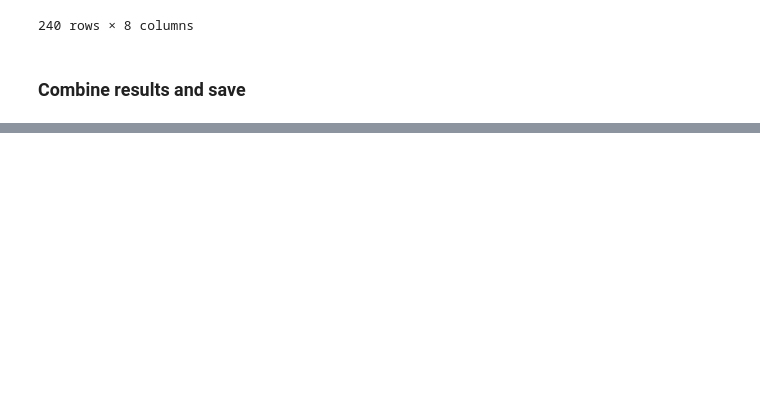
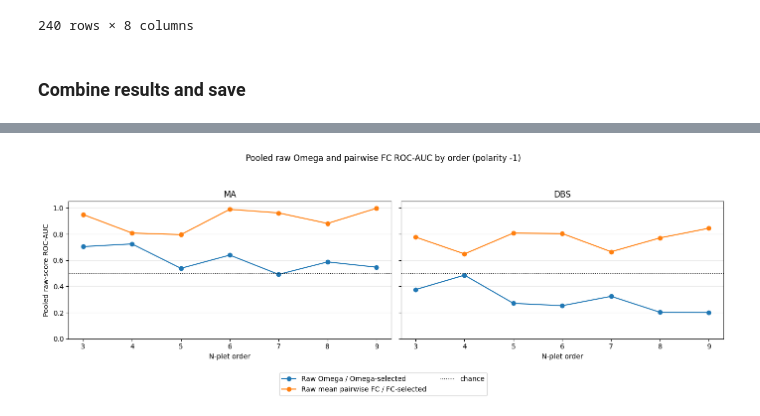
Before and after one commit to camilo-espinosa/high-order-anesthesia, a Jupyter notebook: notebooks/R1_discrimination/R1_A_loao.ipynb, the cells around one changed output, grey strips where cells are left out. Cells and saved outputs as stored; diff of their text form; code cells hidden in the pictures; blank space fills up the shorter version.

```diff
--- a/notebooks/R1_discrimination/R1_A_loao.ipynb
+++ b/notebooks/R1_discrimination/R1_A_loao.ipynb
@@ -1015,0 +434,96 @@ for table, column, metric_label in METRICS:
+# %%
+
+import matplotlib.pyplot as plt
+
+PLOT_ORDERS = EXHAUSTIVE_ORDERS + ANNEALING_ORDERS
+raw_pairwise_predictions = predictions.loc[
+    (predictions["selection_measure"] == "fc")
+    & (predictions["model"] == "scalar")
+    & predictions["order"].isin(PLOT_ORDERS)
+].copy()
+raw_pairwise_predictions["raw_pairwise"] = raw_pairwise_predictions["raw_value"]
+raw_pairwise_predictions["pairwise_score"] = (
+    raw_pairwise_predictions["polarity"] * raw_pairwise_predictions["raw_pairwise"]
+)
+pairwise_pooled_rows = []
+for key, group in raw_pairwise_predictions.groupby(OMEGA_POOLED_KEYS, sort=True):
+    if group.duplicated(["state", "scan_index"]).any():
+        raise ValueError(f"Duplicate held-out raw pairwise scans for {key}.")
+    labels = group["responsive"].to_numpy(dtype=int)
+    scores = group["pairwise_score"].to_numpy(dtype=float)
+    if not np.isfinite(scores).all():
+        raise ValueError(f"Non-finite held-out raw pairwise values for {key}.")
+    sample_weights = animal_balanced_weights(labels, group["animal"].astype(str))
+    pairwise_pooled_rows.append({
+        **dict(zip(OMEGA_POOLED_KEYS, key)),
+        "roc_auc": roc_auc_score(labels, scores, sample_weight=sample_weights),
+        "pr_auc": average_precision_score(labels, scores, sample_weight=sample_weights),
+        "weighted_prevalence": float(np.average(labels, weights=sample_weights)),
+        "n_scans": len(group), "n_animals": group["animal"].nunique(),
+    })
+pooled_pairwise_metrics = pd.DataFrame(pairwise_pooled_rows)
+raw_pairwise_predictions.to_csv(OUTPUT / "pairwise_oof_raw_values.csv", index=False)
+pooled_pairwise_metrics.to_csv(OUTPUT / "pairwise_pooled_raw_metrics.csv", index=False)
+print("Prepared pooled raw pairwise metrics without probability fitting.")
+pairwise_plot_metrics = pooled_pairwise_metrics.copy()
+pairwise_plot_metrics["predictor"] = "Raw mean pairwise FC / FC-selected"
+raw_pooled_metrics = pd.concat([
+    pooled_omega_metrics.assign(predictor="Raw Omega / Omega-selected"),
+    pairwise_plot_metrics,
+], ignore_index=True)
+# display(raw_pooled_metrics)
+
+def best_raw_omega_order(dataset, polarity):
+    candidates = pooled_omega_metrics.loc[
+        (pooled_omega_metrics["dataset"] == dataset)
+        & (pooled_omega_metrics["selection_measure"] == "omega")
+        & (pooled_omega_metrics["polarity"] == polarity)
+    ].sort_values("order")
+    if candidates.empty or not np.isfinite(candidates["roc_auc"].to_numpy(dtype=float)).all():
+        raise ValueError(f"Invalid pooled raw-Omega metrics for {dataset}, polarity {polarity}.")
+    return int(candidates.loc[candidates["roc_auc"].idxmax(), "order"])
+
+def best_raw_fc_order(dataset, polarity):
+    candidates = pooled_pairwise_metrics.loc[
+        (pooled_pairwise_metrics["dataset"] == dataset)
+        & (pooled_pairwise_metrics["selection_measure"] == "fc")
+        & (pooled_pairwise_metrics["polarity"] == polarity)
+    ].sort_values("order")
+    if candidates.empty or not np.isfinite(candidates["roc_auc"].to_numpy(dtype=float)).all():
+        raise ValueError(f"Invalid pooled raw-FC metrics for {dataset}, polarity {polarity}.")
+    return int(candidates.loc[candidates["roc_auc"].idxmax(), "order"])
+
+RAW_SCORE_STYLES = {
+    "Raw Omega / Omega-selected": ("tab:blue", "-"),
+    "Raw mean pairwise FC / FC-selected": ("tab:orange", "-"),
+}
+for polarity in (-1, 1):
+    fig, axes = plt.subplots(
+        1, len(DATASETS), squeeze=False, sharey=True,
+        figsize=(7 * len(DATASETS), 5),
+    )
+    for dataset, ax in zip(DATASETS, axes[0]):
+        for predictor, (color, linestyle) in RAW_SCORE_STYLES.items():
+            group = raw_pooled_metrics.loc[
+                (raw_pooled_metrics["dataset"] == dataset)
+                & (raw_pooled_metrics["polarity"] == polarity)
+                & (raw_pooled_metrics["predictor"] == predictor)
+            ].sort_values("order")
+            if group["order"].duplicated().any() or set(group["order"]) != set(PLOT_ORDERS):
+                raise ValueError(f"Incomplete or duplicate pooled raw-score orders for {dataset}, {predictor}, polarity {polarity}.")
+            if not np.isfinite(group["roc_auc"].to_numpy(dtype=float)).all():
+                raise ValueError(f"Non-finite pooled raw-score AUC for {dataset}, {predictor}, polarity {polarity}.")
+            ax.plot(
+                group["order"], group["roc_auc"], marker="o", color=color,
+                linestyle=linestyle, label=predictor,
+            )
+        ax.axhline(0.5, color="black", linestyle=":", linewidth=1, label="chance")
+        ax.set(title=dataset, xlabel="N-plet order", xticks=PLOT_ORDERS, ylim=(0, 1.05))
+        ax.grid(axis="y", alpha=0.25)
+    axes[0, 0].set_ylabel("Pooled raw-score ROC-AUC")
+    handles, labels = axes[0, 0].get_legend_handles_labels()
+    fig.legend(handles, labels, loc="lower center", ncol=2)
+    fig.suptitle(f"Pooled raw Omega and pairwise FC ROC-AUC by order (polarity {polarity:+d})")
+    fig.tight_layout(rect=(0, 0.12, 1, 0.93))
+    plt.show()
+# %% [output]
@@ -1015,0 +531 @@ for table, column, metric_label in METRICS:
+[figure, added]
```
Also changed, not shown: parts of 37 cells of this notebook, 6 other files.
